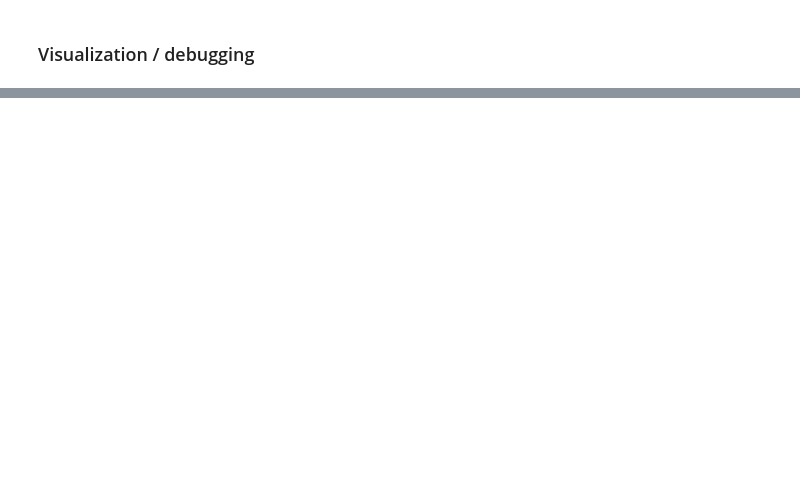
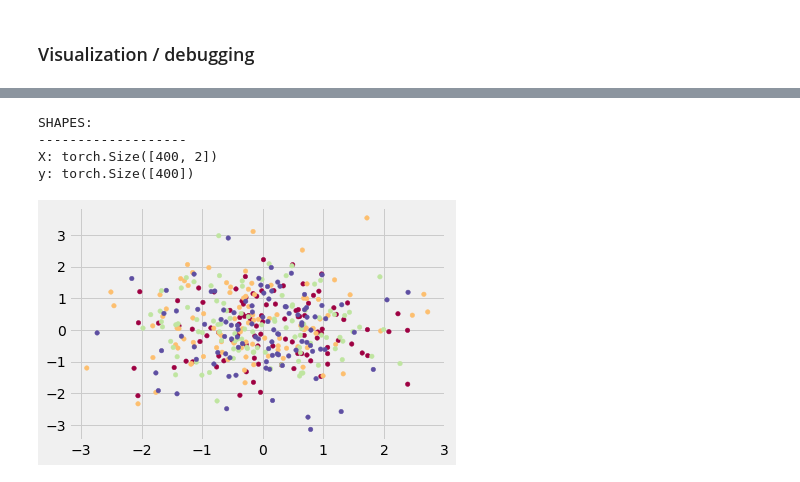
Before and after one commit to GokuMohandas/oreilly-pytorch, a Jupyter notebook: code/lesson1.ipynb, the cells around one changed output, grey strips where cells are left out. Cells and saved outputs as stored; diff of their text form; code cells hidden in the pictures; blank space fills up the shorter version.

```diff
--- a/code/lesson1.ipynb
+++ b/code/lesson1.ipynb
@@ -544,12 +536,12 @@ h_relu = relu(h)
 torch.save(model, os.path.join("model-NN2.pt"))
 # %%
 # Load the model
-model = torch.load(os.path.join("model-%s.pt"%(exp_name)))
+model = torch.load(os.path.join("model-NN2.pt"))
 # %% [markdown]
 ### Inference
 # %%
-X_infer = Variable(train_batch[0, :2].view(1, -1))
-y_infer = Variable(train_batch[0, -1:])
+X_infer = Variable(X[0].view(1, -1))
+y_infer = Variable(y[:1])
 print ("X_infer:\n", X_infer)
 print ("y_infer:\n", y_infer)
 # %% [output]
@@ -612,0 +616,19 @@ NN2 (
+# %%
+N = 100
+X = torch.randn(N*C, D)
+y = torch.FloatTensor([[i]*N for i in range(C)]).view(-1)
+
+print ("SHAPES:")
+print ("-------------------")
+print ("X:", X.size())
+print ("y:", y.size())
+# %% [output]
+SHAPES:
+-------------------
+X: torch.Size([400, 2])
+y: torch.Size([400])
+# %%
+# Create the data
+plot_data(X.numpy(), y.numpy())
+# %% [output]
+[figure, added]
```
Also changed, not shown: parts of 18 cells of this notebook, 1 other file.
